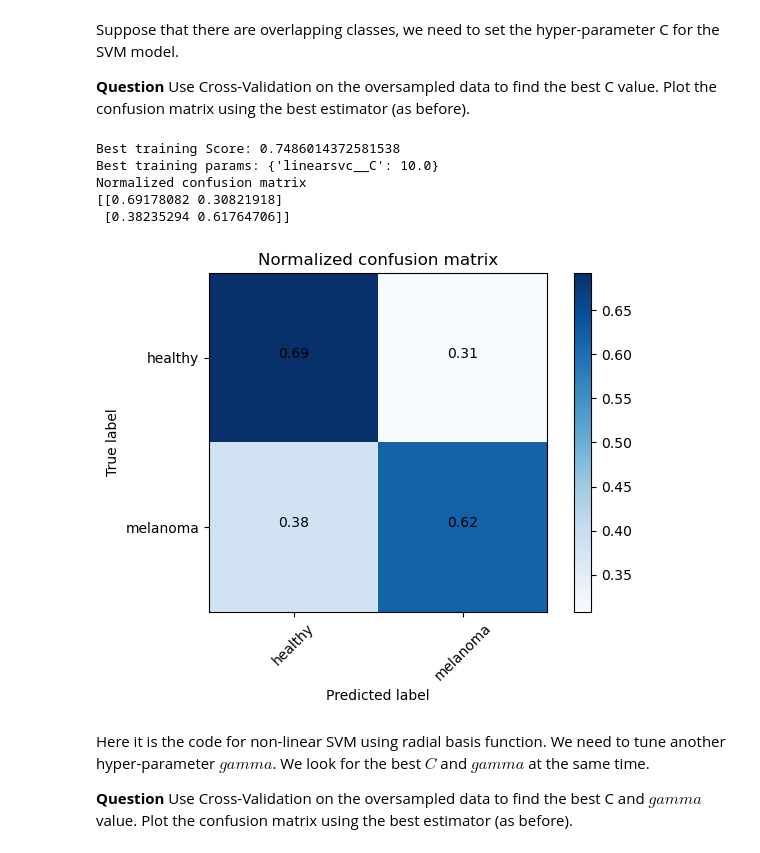
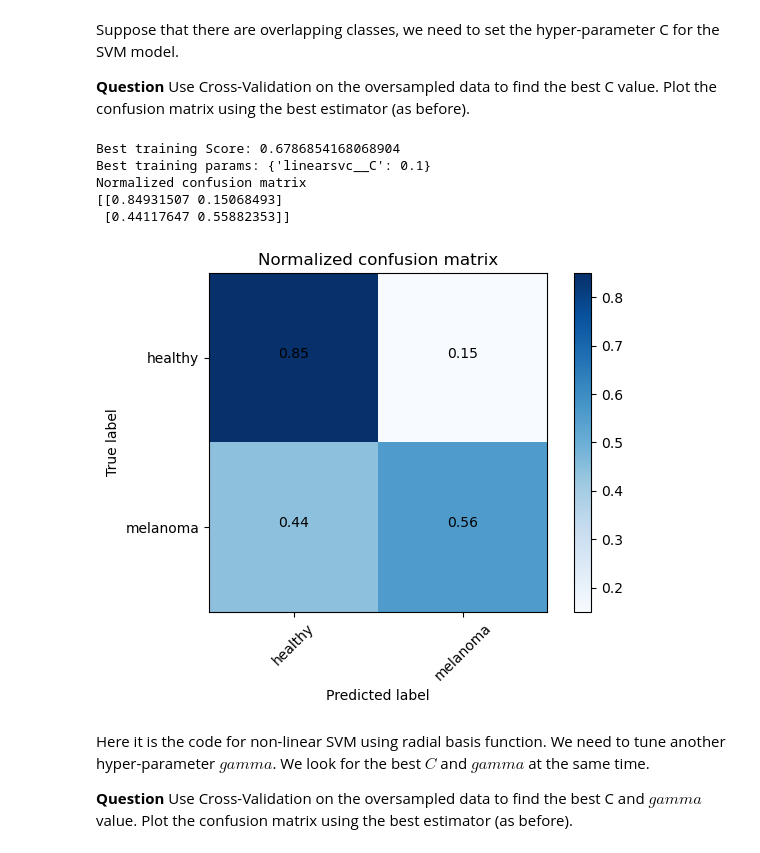
Before and after one commit to bcompere/cesds_module5_apprentissage-supervise_2, a Jupyter notebook: TP_SVM/TP_SVM_BRIAN_COMPERE.ipynb, the cells around one changed output. Cells and saved outputs as stored; diff of their text form; code cells hidden in the pictures.

```diff
--- a/TP_SVM/TP_SVM_BRIAN_COMPERE.ipynb
+++ b/TP_SVM/TP_SVM_BRIAN_COMPERE.ipynb
@@ -419,7 +424,7 @@ neigh = make_pipeline(StandardScaler(), KNeighborsClassifier())
 # when using the pipeline, you can print the parameters of the estimator using print(neigh.get_params().keys())`
 print(neigh.get_params().keys())
 p_grid_KNN = {'kneighborsclassifier__n_neighbors': [1,2,3,4,5,6,7,8,9,10]}
-grid_KNN = GridSearchCV(estimator=neigh, param_grid=p_grid_KNN, scoring="recall", cv=5)
+grid_KNN = GridSearchCV(estimator=neigh, param_grid=p_grid_KNN, scoring="f1", cv=5)
 grid_KNN.fit(X_train, y_train)
 print("Best training Score: {}".format(grid_KNN.best_score_))
 print("Best training params: {}".format(grid_KNN.best_params_))
@@ -470,7 +476,7 @@ neigh = make_pipeline(StandardScaler(), KNeighborsClassifier())
 # when using the pipeline, you can print the parameters of the estimator using print(neigh.get_params().keys())`
 print(neigh.get_params().keys())
 p_grid_KNN = {'kneighborsclassifier__n_neighbors': [1,2,3,4,5,6,7,8,9,10]}
-grid_KNN = GridSearchCV(estimator=neigh, param_grid=p_grid_KNN, scoring="recall", cv=5)
+grid_KNN = GridSearchCV(estimator=neigh, param_grid=p_grid_KNN, scoring="f1", cv=5)
 grid_KNN.fit(X_resampled, y_resampled)
 print("Best training Score: {}".format(grid_KNN.best_score_))
 print("Best training params: {}".format(grid_KNN.best_params_))
@@ -667,27 +673,27 @@ Suppose that there are overlapping classes, we need to set the hyper-parameter C
 # %%
 # Looking for the best hyperparameter C
 Lsvm = make_pipeline(StandardScaler(), LinearSVC())
 p_grid_lsvm = {'linearsvc__C': [1e-3,1e-2,1e-1,1,2,3,4,5,6,7,8,9,1e1]}
-grid_lsvm = GridSearchCV(estimator=Lsvm, param_grid=p_grid_lsvm, scoring="accuracy", cv=5)
+grid_lsvm = GridSearchCV(estimator=Lsvm, param_grid=p_grid_lsvm, scoring="f1", cv=5)
 grid_lsvm.fit(X_resampled, y_resampled)
 print("Best training Score: {}".format(grid_lsvm.best_score_))
 print("Best training params: {}".format(grid_lsvm.best_params_))
 y_pred = grid_lsvm.predict(X_test)
 # Compute confusion matrix
 cnf_matrix = confusion_matrix(y_test, y_pred)
 
 # Plot normalized confusion matrix
 plt.figure()
 plot_confusion_matrix(cnf_matrix, classes=class_names, normalize=True,
                       title='Normalized confusion matrix')
 plt.show()
 # %% [output]
-Best training Score: 0.7486014372581538
-Best training params: {'linearsvc__C': 10.0}
+Best training Score: 0.6786854168068904
+Best training params: {'linearsvc__C': 0.1}
 Normalized confusion matrix
-[[0.69178082 0.30821918]
- [0.38235294 0.61764706]]
+[[0.84931507 0.15068493]
+ [0.44117647 0.55882353]]
-[figure, old version]
+[figure, new version]
 # %% [markdown]
 Here it is the code for non-linear SVM using radial basis function. We need to tune another hyper-parameter $gamma$. We look for the best $C$ and $gamma$ at the same time.
 
```
Also changed, not shown: parts of 20 cells of this notebook, 1 other file.
